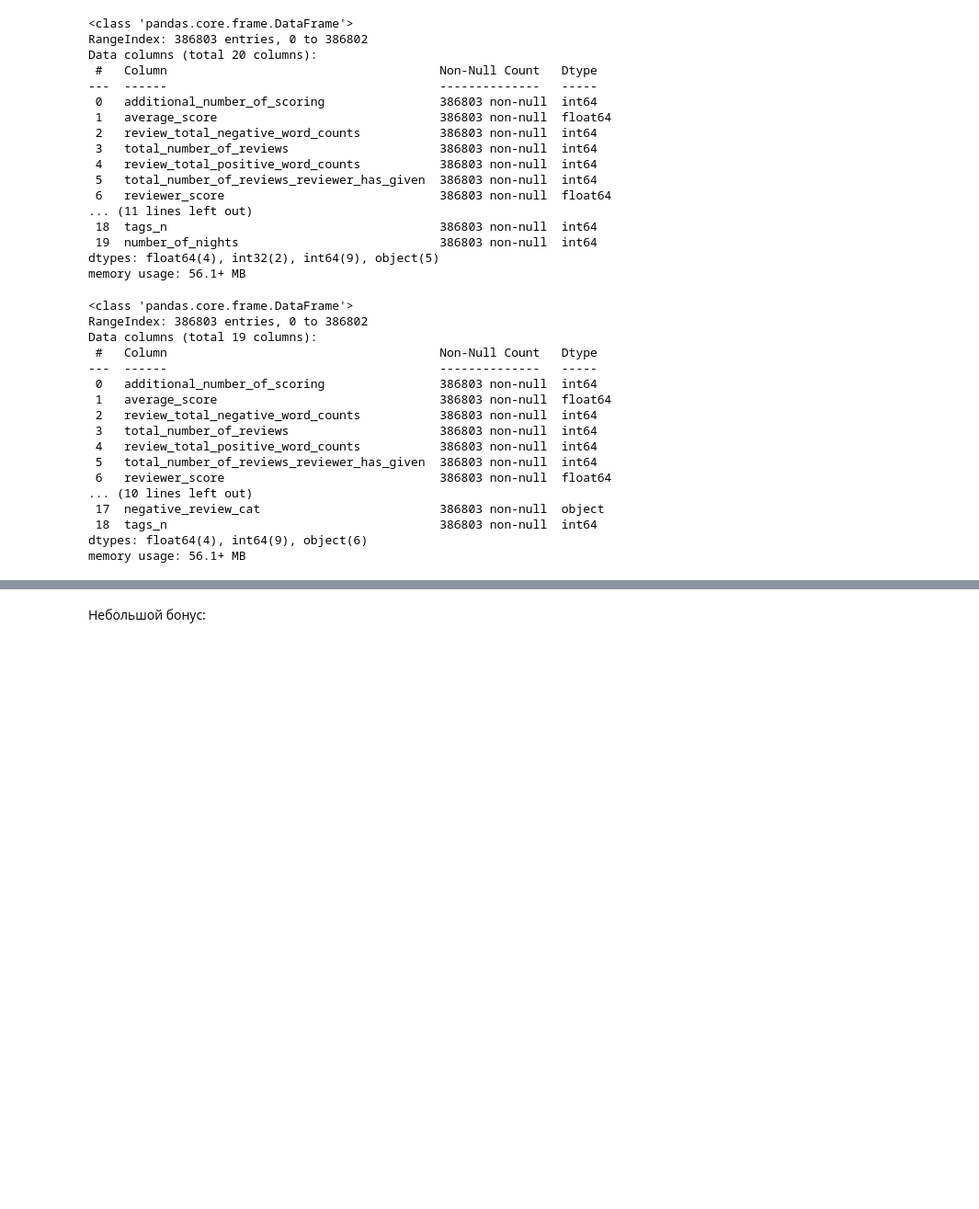
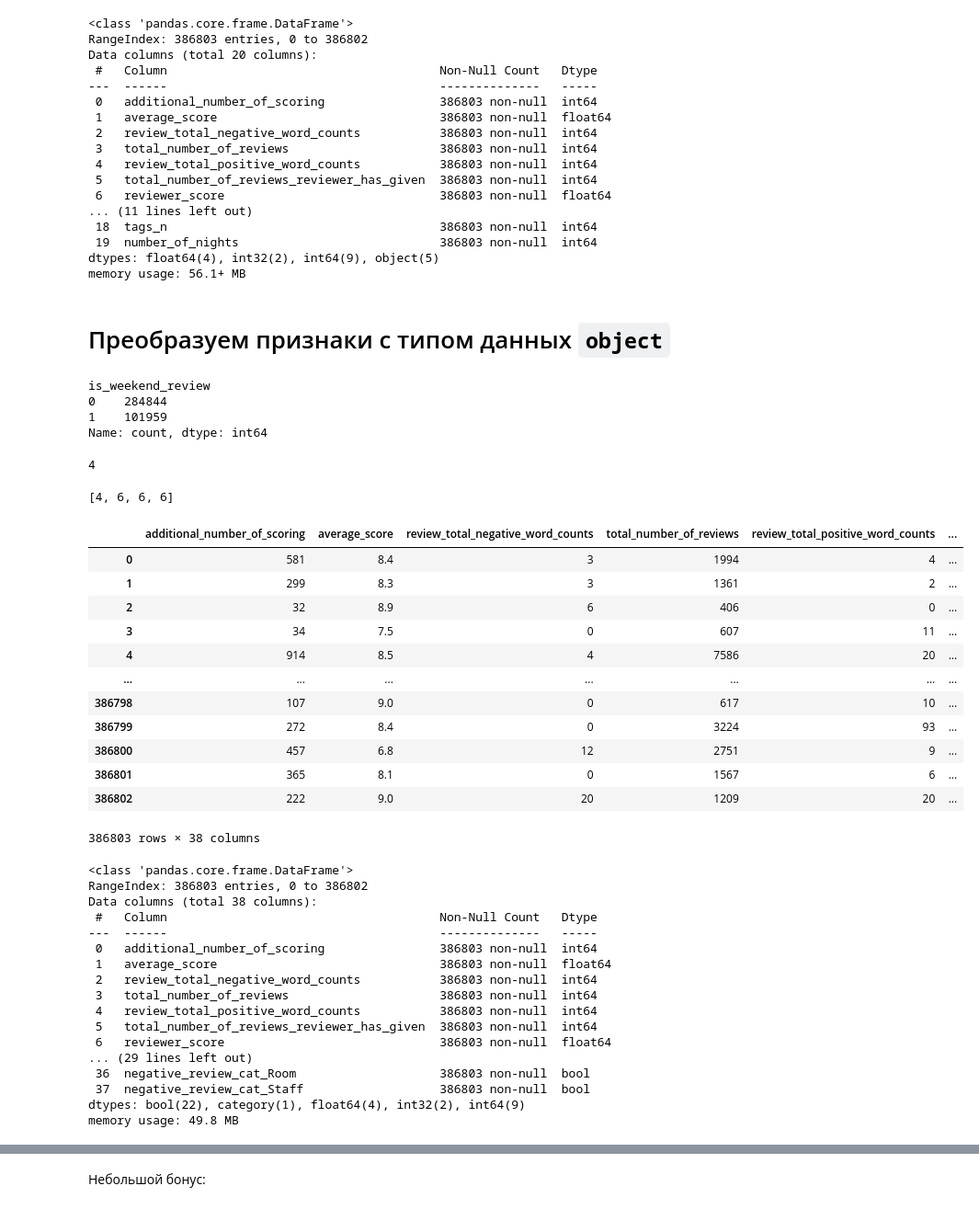
Before and after one commit to AntonYurkovskiy/Project_3_EDA_FE_BookingHotelsRating, a Jupyter notebook: EDA_Project_3_model.ipynb, the cells around one changed output, grey strips where cells are left out. Shown: that part at 92% size. Drawn from its saved outputs; the diff is of its cells as text; code cells hidden in the pictures; blank space fills up the shorter version.

```diff
--- a/EDA_Project_3_model.ipynb
+++ b/EDA_Project_3_model.ipynb
@@ -589,22 +550,57 @@ memory usage: 56.1+ MB
 hotels_copy.to_csv('data/hotels_eda10.csv')
-# %%
-hotels_copy = hotels_copy.drop(columns=['Unnamed: 0.2',
-                                   'Unnamed: 0.1',
-                                   'Unnamed: 0',
-                                   'hotel_address',
-                                   'review_date',
-                                   'hotel_name',
-                                   'reviewer_nationality',
-                                   'negative_review',
-                                   'positive_review',
-                                #    'tags',
-                                   'days_since_review'])
+# %% [markdown]
+# Преобразуем признаки с типом данных `object`
+# %%
+# Обработем признак 'is_weekend_review'
+hotels_copy['is_weekend_review'] = hotels_copy['is_weekend_review'].apply(lambda x: 1 if x=='weekend' else 0)
+hotels_copy['is_weekend_review'].value_counts()
+# %% [output]
+is_weekend_review
+0    284844
+1    101959
+Name: count, dtype: int64
+# %%
+hotels_copy['review_season'].value_counts().shape[0]
+# %% [output]
+4
+# %%
+# Обработем признак 'review_season', 'hotel_country', 'positive_review_cat', 'negative_review_cat'
+# это категориальные номинальные признаки
+# категорий меньше 15
+
+features = ['review_season', 'hotel_country', 'positive_review_cat', 'negative_review_cat']
+# проверим количество категорий
+n_cats = []
+for feature in features:
+    n_cats.append(hotels_copy[feature].value_counts().shape[0])
+print(n_cats)
+
+# используем однократное кодирование (OneHot Encoding);
+feature_dummies = pd.get_dummies(hotels_copy, columns=features)
+# clothing = pd.concat([clothing, type_bin], axis=1)
+
+feature_dummies
+# %% [output]
+[4, 6, 6, 6]
+|  | additional_number_of_scoring | average_score | review_total_negative_word_counts | total_number_of_reviews | review_total_positive_word_counts | ... |
+| 0 | 581 | 8.4 | 3 | 1994 | 4 | ... |
+| 1 | 299 | 8.3 | 3 | 1361 | 2 | ... |
+| 2 | 32 | 8.9 | 6 | 406 | 0 | ... |
+| 3 | 34 | 7.5 | 0 | 607 | 11 | ... |
+| 4 | 914 | 8.5 | 4 | 7586 | 20 | ... |
+| ... | ... | ... | ... | ... | ... | ... |
+| 386798 | 107 | 9.0 | 0 | 617 | 10 | ... |
+| 386799 | 272 | 8.4 | 0 | 3224 | 93 | ... |
+| 386800 | 457 | 6.8 | 12 | 2751 | 9 | ... |
+| 386801 | 365 | 8.1 | 0 | 1567 | 6 | ... |
+| 386802 | 222 | 9.0 | 20 | 1209 | 20 | ... |
+386803 rows × 38 columns
 # %%
-hotels_copy.info()
+feature_dummies.info()
 # %% [output]
 <class 'pandas.core.frame.DataFrame'>
 RangeIndex: 386803 entries, 0 to 386802
-Data columns (total 19 columns):
+Data columns (total 38 columns):
  #   Column                                      Non-Null Count   Dtype
 ---  ------                                      --------------   -----
  0   additional_number_of_scoring                386803 non-null  int64
@@ -614,8 +610,8 @@ Data columns (total 19 columns):
  4   review_total_positive_word_counts           386803 non-null  int64
  5   total_number_of_reviews_reviewer_has_given  386803 non-null  int64
  6   reviewer_score                              386803 non-null  float64
-... (10 lines left out)
- 17  negative_review_cat                         386803 non-null  object
- 18  tags_n                                      386803 non-null  int64
-dtypes: float64(4), int64(9), object(6)
-memory usage: 56.1+ MB
+... (29 lines left out)
+ 36  negative_review_cat_Room                    386803 non-null  bool
+ 37  negative_review_cat_Staff                   386803 non-null  bool
+dtypes: bool(22), category(1), float64(4), int32(2), int64(9)
+memory usage: 49.8 MB
```
Also changed, not shown: parts of 11 cells of this notebook.
